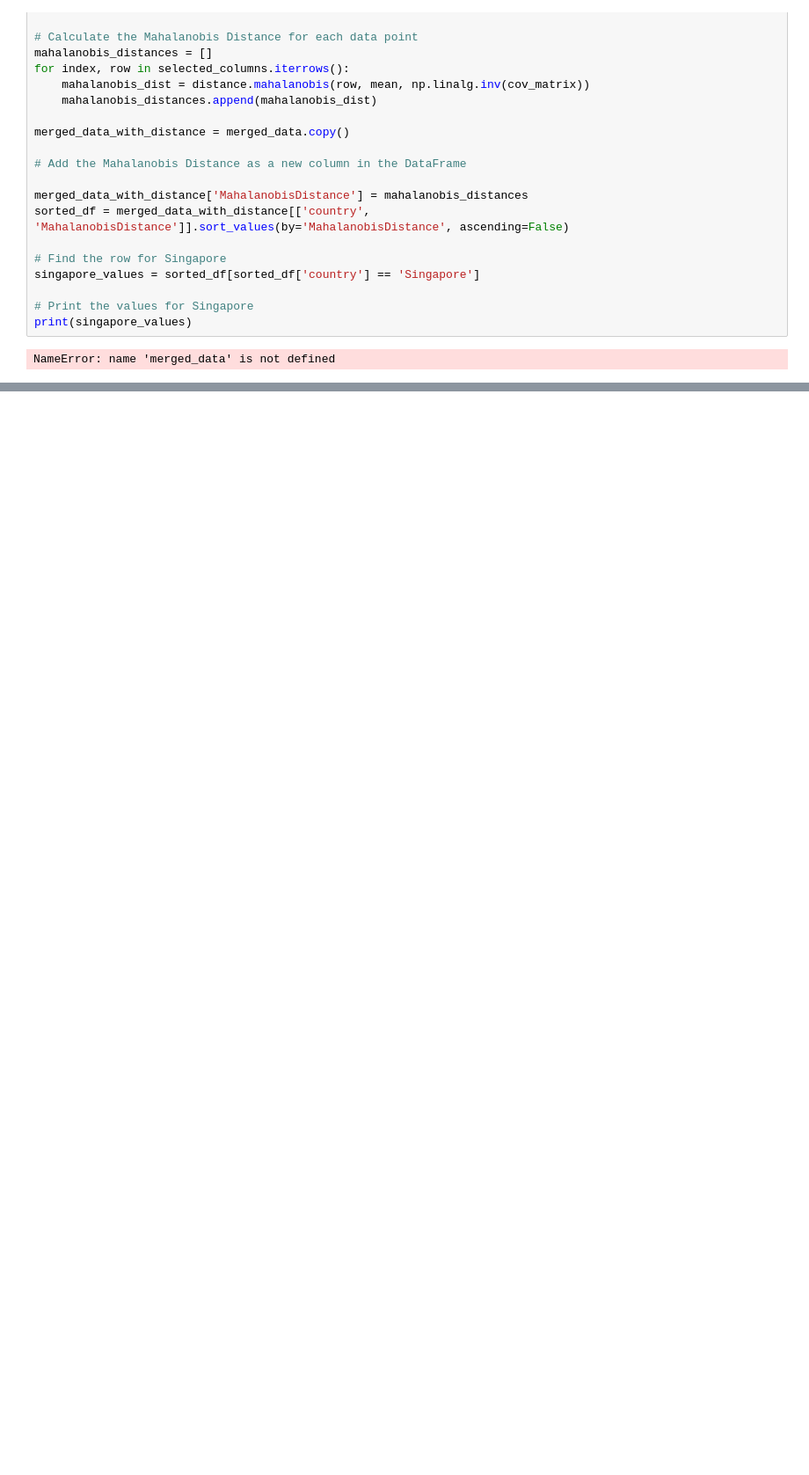
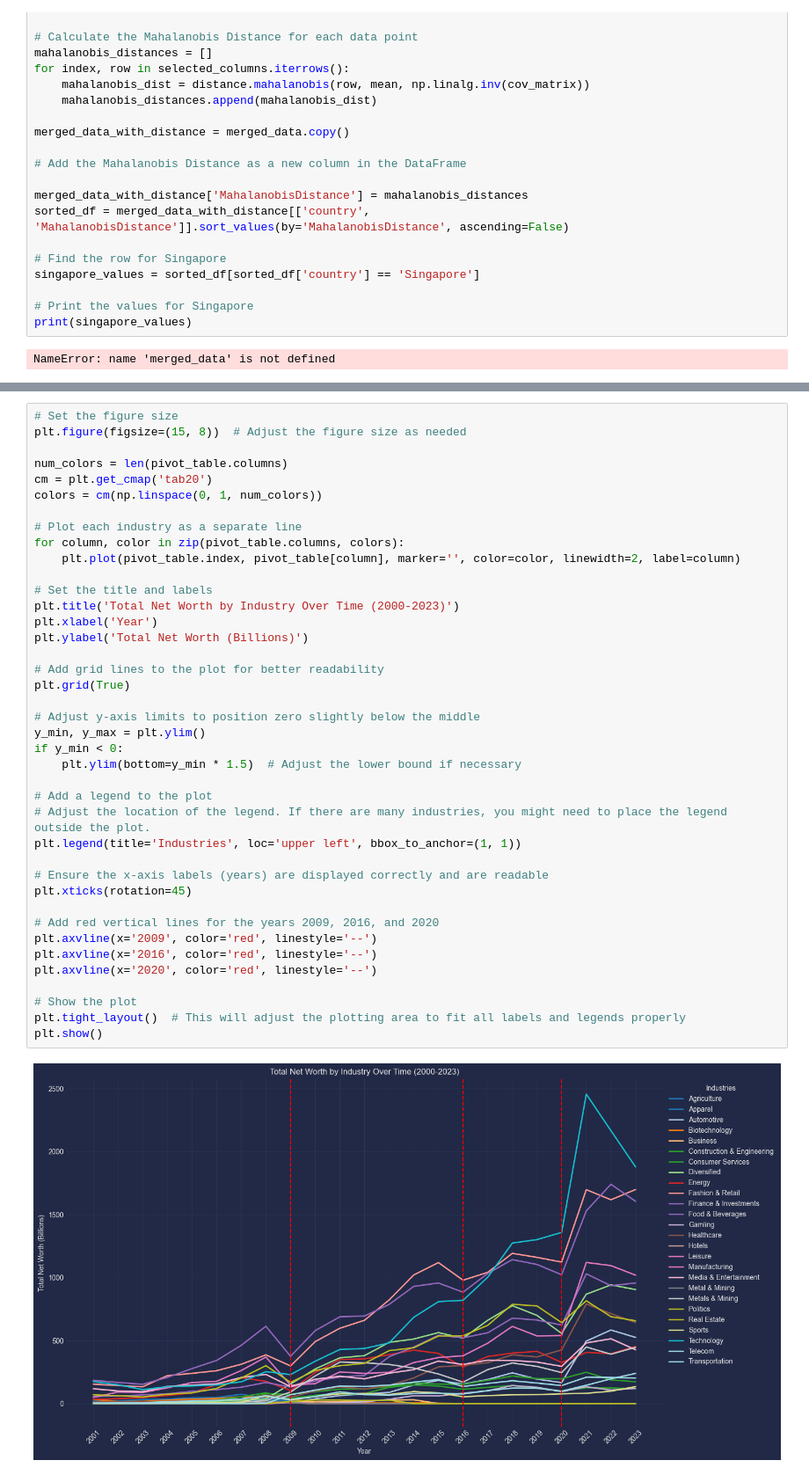
Before and after one commit to hcagatayyilmaz/data-literacy-extreme-wealth-analysis, a Jupyter notebook: data-literacy-project-extreme-wealth-analysis.ipynb, the cells around one changed output, grey strips where cells are left out. Shown at 88% size. Drawn from its saved outputs; the diff is of its cells as text; blank space fills up the shorter version.

```diff
--- a/data-literacy-project-extreme-wealth-analysis.ipynb
+++ b/data-literacy-project-extreme-wealth-analysis.ipynb
@@ -462,0 +543,42 @@ plt.show()
+# %%
+# Set the figure size
+plt.figure(figsize=(15, 8))  # Adjust the figure size as needed
+
+num_colors = len(pivot_table.columns)
+cm = plt.get_cmap('tab20')
+colors = cm(np.linspace(0, 1, num_colors))
+
+# Plot each industry as a separate line
+for column, color in zip(pivot_table.columns, colors):
+    plt.plot(pivot_table.index, pivot_table[column], marker='', color=color, linewidth=2, label=column)
+
+# Set the title and labels
+plt.title('Total Net Worth by Industry Over Time (2000-2023)')
+plt.xlabel('Year')
+plt.ylabel('Total Net Worth (Billions)')
+
+# Add grid lines to the plot for better readability
+plt.grid(True)
+
+# Adjust y-axis limits to position zero slightly below the middle
+y_min, y_max = plt.ylim()
+if y_min < 0:
+    plt.ylim(bottom=y_min * 1.5)  # Adjust the lower bound if necessary
+
+# Add a legend to the plot
+# Adjust the location of the legend. If there are many industries, you might need to place the legend outside the plot.
+plt.legend(title='Industries', loc='upper left', bbox_to_anchor=(1, 1))
+
+# Ensure the x-axis labels (years) are displayed correctly and are readable
+plt.xticks(rotation=45)
+
+# Add red vertical lines for the years 2009, 2016, and 2020
+plt.axvline(x='2009', color='red', linestyle='--')
+plt.axvline(x='2016', color='red', linestyle='--')
+plt.axvline(x='2020', color='red', linestyle='--')
+
+# Show the plot
+plt.tight_layout()  # This will adjust the plotting area to fit all labels and legends properly
+plt.show()
+# %% [output]
+[figure, added]
```
Also changed, not shown: parts of 7 cells of this notebook, 2 other files.
